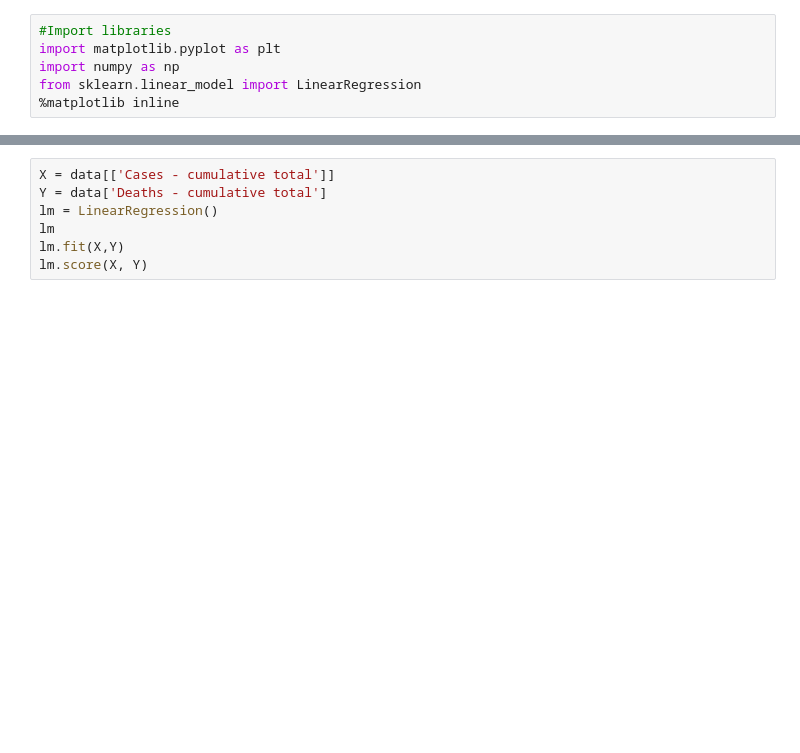
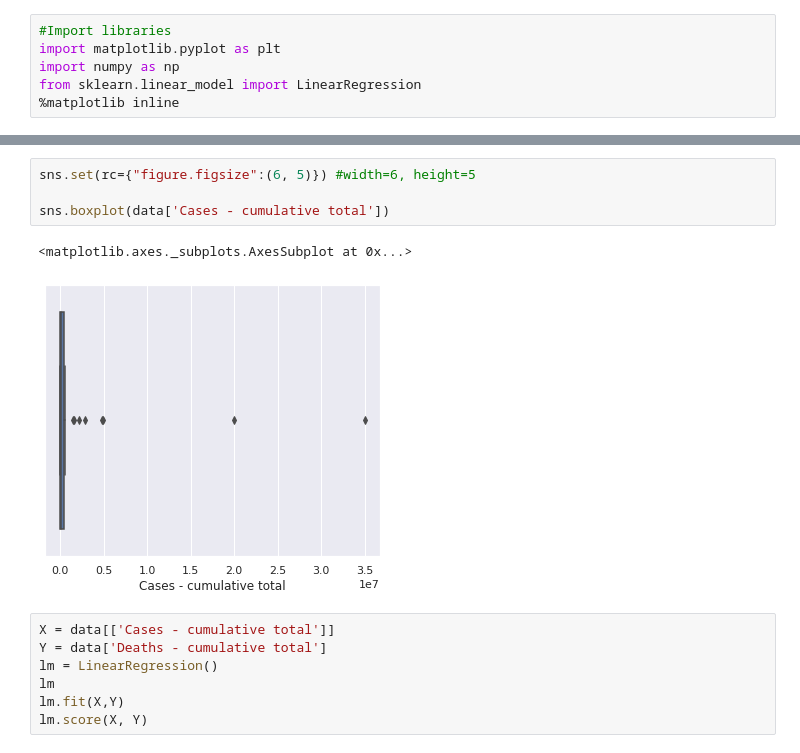
Before and after one commit to imadangada/covid-19-data-analysis-with-python, a Jupyter notebook: imad.ipynb, the cells around one changed output, grey strips where cells are left out. Cells and saved outputs as stored; diff of their text form; blank space fills up the shorter version.

```diff
--- a/imad.ipynb
+++ b/imad.ipynb
@@ -63,3 +63,10 @@ from sklearn.linear_model import LinearRegression
+# %%
+sns.set(rc={"figure.figsize":(6, 5)}) #width=6, height=5
+
+sns.boxplot(data['Cases - cumulative total'])
+# %% [output]
+<matplotlib.axes._subplots.AxesSubplot at 0x...>
+[figure, added]
 # %%
 X = data[['Cases - cumulative total']]
 Y = data['Deaths - cumulative total']
```
Also changed, not shown: parts of 4 cells of this notebook.
